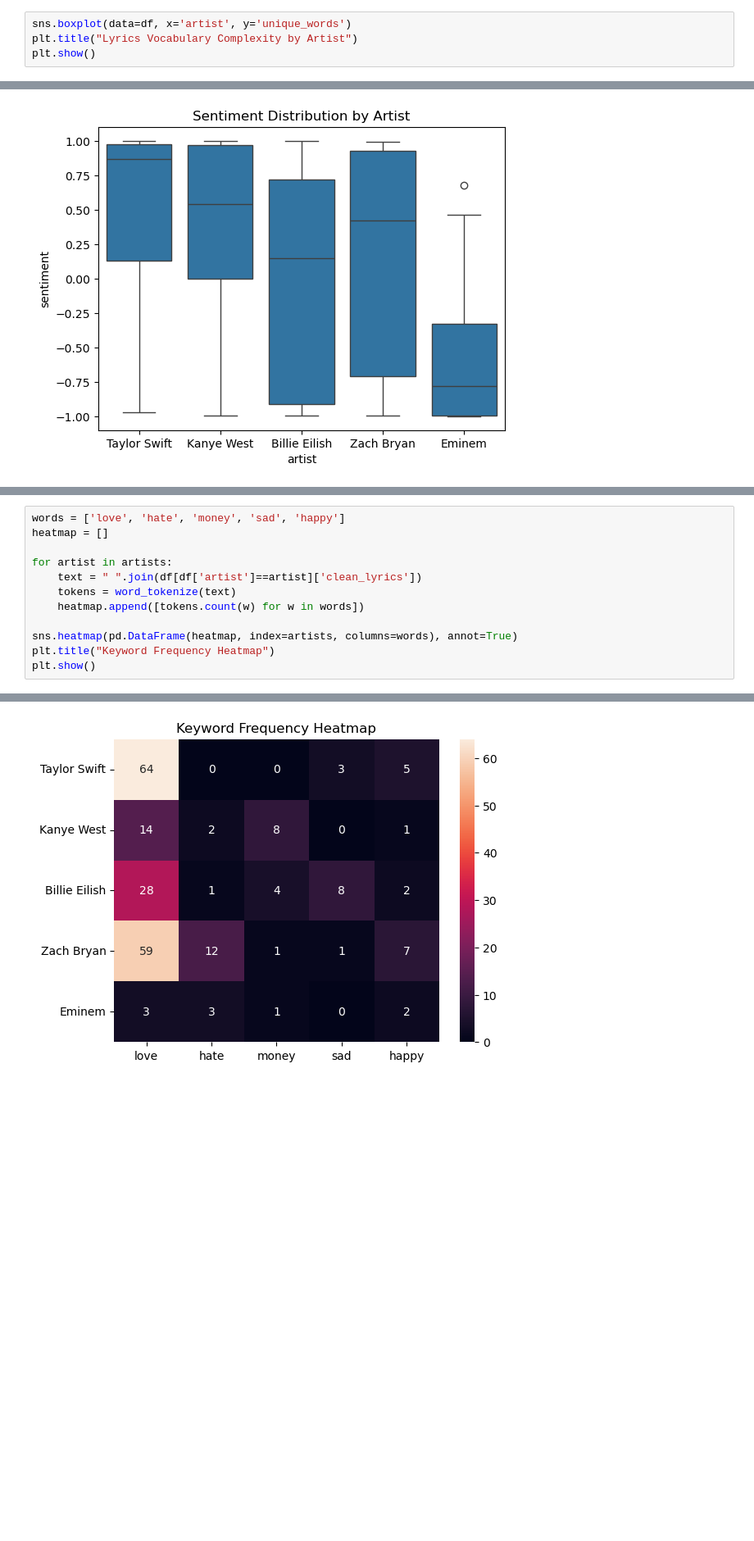
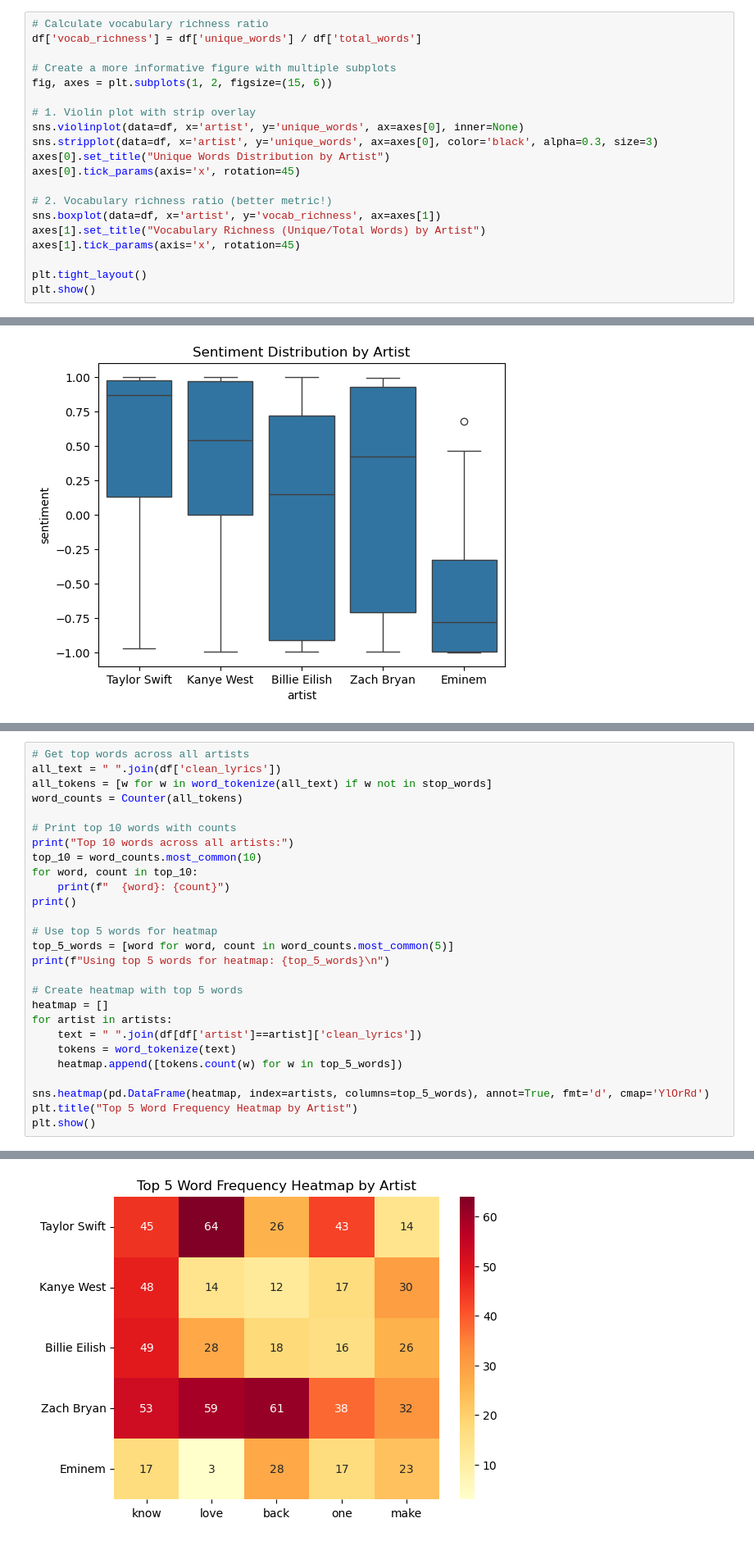
Before and after one commit to ampessin/Info-348-final-project, a Jupyter notebook: 348workspace.ipynb, the cells around one changed output, grey strips where cells are left out. Shown at 82% size. Drawn from its saved outputs; the diff is of its cells as text; blank space fills up the shorter version.

```diff
--- a/348workspace.ipynb
+++ b/348workspace.ipynb
@@ -295,7 +295,23 @@ for artist in artists:
 # %% [markdown]
 ## Top Words Bar Charts by Artist
 # %%
-sns.boxplot(data=df, x='artist', y='unique_words')
-plt.title("Lyrics Vocabulary Complexity by Artist")
+# Calculate vocabulary richness ratio
+df['vocab_richness'] = df['unique_words'] / df['total_words']
+
+# Create a more informative figure with multiple subplots
+fig, axes = plt.subplots(1, 2, figsize=(15, 6))
+
+# 1. Violin plot with strip overlay
+sns.violinplot(data=df, x='artist', y='unique_words', ax=axes[0], inner=None)
+sns.stripplot(data=df, x='artist', y='unique_words', ax=axes[0], color='black', alpha=0.3, size=3)
+axes[0].set_title("Unique Words Distribution by Artist")
+axes[0].tick_params(axis='x', rotation=45)
+
+# 2. Vocabulary richness ratio (better metric!)
+sns.boxplot(data=df, x='artist', y='vocab_richness', ax=axes[1])
+axes[1].set_title("Vocabulary Richness (Unique/Total Words) by Artist")
+axes[1].tick_params(axis='x', rotation=45)
+
+plt.tight_layout()
 plt.show()
 # %% [output]
@@ -335,13 +351,28 @@ plt.show()
 # %%
-words = ['love', 'hate', 'money', 'sad', 'happy']
+# Get top words across all artists
+all_text = " ".join(df['clean_lyrics'])
+all_tokens = [w for w in word_tokenize(all_text) if w not in stop_words]
+word_counts = Counter(all_tokens)
+
+# Print top 10 words with counts
+print("Top 10 words across all artists:")
+top_10 = word_counts.most_common(10)
+for word, count in top_10:
+    print(f"  {word}: {count}")
+print()
+
+# Use top 5 words for heatmap
+top_5_words = [word for word, count in word_counts.most_common(5)]
+print(f"Using top 5 words for heatmap: {top_5_words}\n")
+
+# Create heatmap with top 5 words
 heatmap = []
-
 for artist in artists:
     text = " ".join(df[df['artist']==artist]['clean_lyrics'])
     tokens = word_tokenize(text)
-    heatmap.append([tokens.count(w) for w in words])
+    heatmap.append([tokens.count(w) for w in top_5_words])
 
-sns.heatmap(pd.DataFrame(heatmap, index=artists, columns=words), annot=True)
-plt.title("Keyword Frequency Heatmap")
+sns.heatmap(pd.DataFrame(heatmap, index=artists, columns=top_5_words), annot=True, fmt='d', cmap='YlOrRd')
+plt.title("Top 5 Word Frequency Heatmap by Artist")
 plt.show()
 # %% [output]
@@ -348 +392 @@ plt.show()
-[figure, old version]
+[figure, new version]
```
Also changed, not shown: parts of 7 cells of this notebook.
